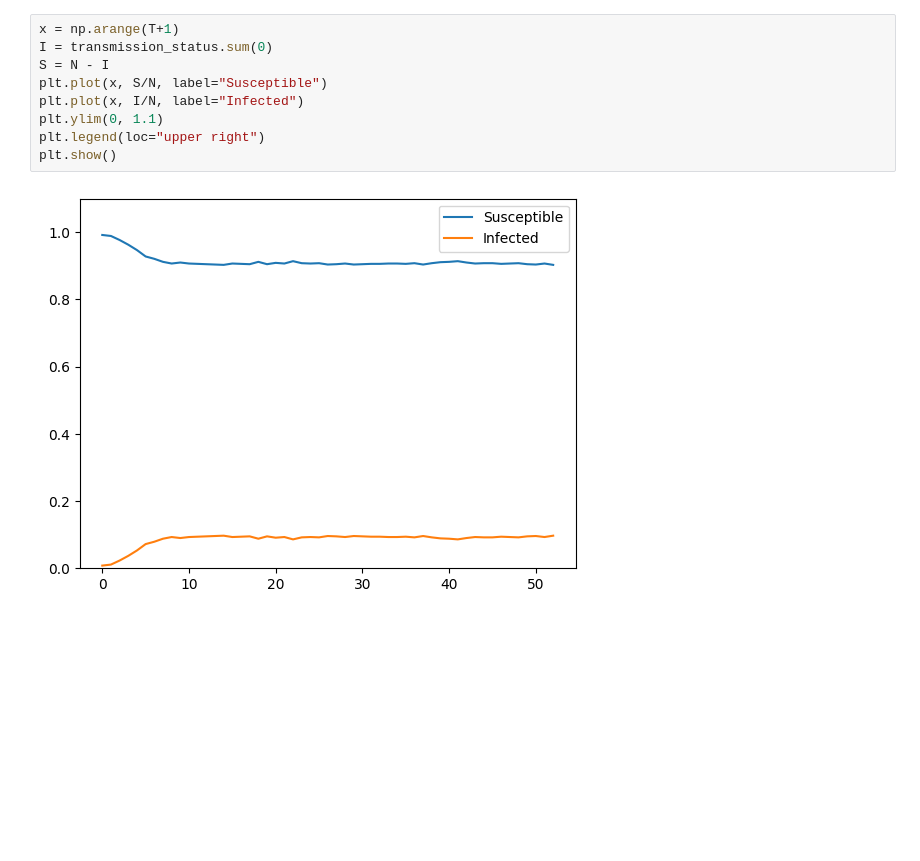
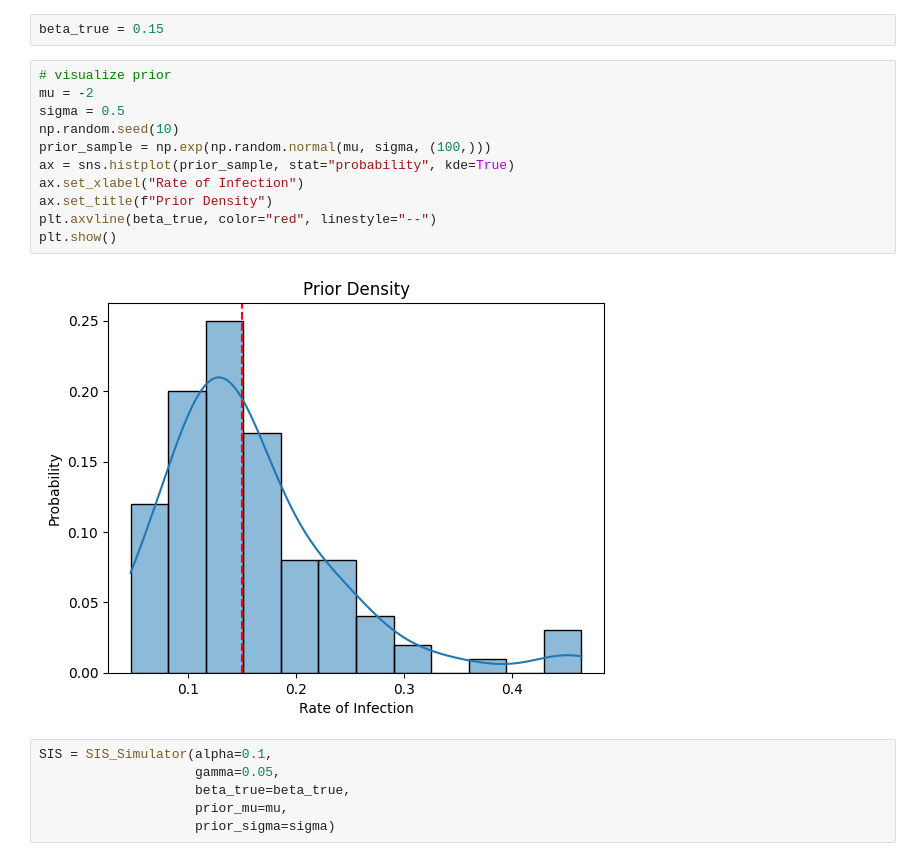
Before and after one commit to epibayes/np-epid, a Jupyter notebook: notebooks/sis_simulation.ipynb, the cells around one changed output. Saved outputs shown, nothing was run; the diff lists cells and outputs as text; blank space fills up the shorter version.

Commit message:
SIS simulator + ABC

```diff
--- a/notebooks/sis_simulation.ipynb
+++ b/notebooks/sis_simulation.ipynb
@@ -77,11 +9,21 @@ for t in range(1, T+1):
-# %%
-x = np.arange(T+1)
-I = transmission_status.sum(0)
-S = N - I
-plt.plot(x, S/N, label="Susceptible")
-plt.plot(x, I/N, label="Infected")
-plt.ylim(0, 1.1)
-plt.legend(loc="upper right")
-plt.show()
-# %% [output]
-[figure, removed]
+# %%
+beta_true = 0.15
+# %%
+# visualize prior
+mu = -2
+sigma = 0.5
+np.random.seed(10)
+prior_sample = np.exp(np.random.normal(mu, sigma, (100,)))
+ax = sns.histplot(prior_sample, stat="probability", kde=True)
+ax.set_xlabel("Rate of Infection")
+ax.set_title(f"Prior Density")
+plt.axvline(beta_true, color="red", linestyle="--")
+plt.show()
+# %% [output]
+[figure, added]
+# %%
+SIS = SIS_Simulator(alpha=0.1,
+                    gamma=0.05,
+                    beta_true=beta_true,
+                    prior_mu=mu,
+                    prior_sigma=sigma)
```
Also changed, not shown: parts of 10 cells of this notebook, 3 other files.
